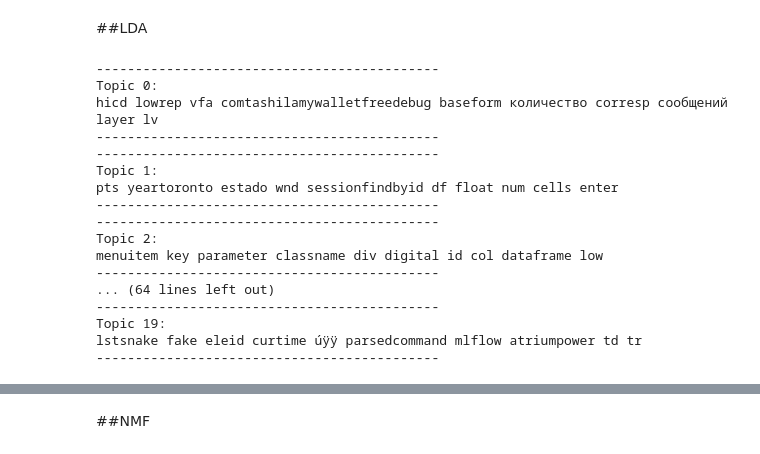
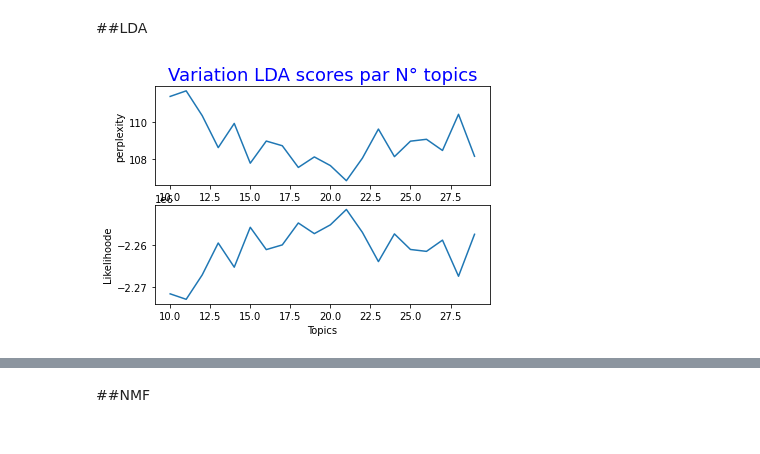
Before and after one commit to Farouk96/Predict_tags_question, a Jupyter notebook: Questions_tags_exploratoire.ipynb, the cells around one changed output, grey strips where cells are left out. Cells and saved outputs as stored; diff of their text form; code cells hidden in the pictures.

```diff
--- a/Questions_tags_exploratoire.ipynb
+++ b/Questions_tags_exploratoire.ipynb
@@ -371,9 +358,9 @@ no_top_words = 10
 # %% [markdown]
 ##LDA
 # %%
-vectorizer_train = TfidfVectorizer(analyzer = 'word',
-                                       min_df=0.0,
-                                       max_df = 1.0,
+vectorizer_count_train=CountVectorizer(analyzer='word',
+                                 min_df=0.05,
+                                       max_df = 0.95,
                                        strip_accents = None,
                                        encoding = 'utf-8',
                                        preprocessor=None,
@@ -387,42 +369,29 @@ lda_TF_IDF = LatentDirichletAllocation(n_components=no_topics, max_iter=5, learn
-# %%
-def display_topics(model, feature_names, no_top_words):
-    for topic_idx, topic in enumerate(model.components_):
-        print("--------------------------------------------")
-        print("Topic %d:" % (topic_idx))
-        print(" ".join([feature_names[i]
-                        for i in topic.argsort()[:-no_top_words - 1:-1]]))
-        print("--------------------------------------------")
-
-
-
-display_topics(lda_TF_IDF, vectorizer_train.get_feature_names(), no_top_words)
-# %% [output]
---------------------------------------------
-Topic 0:
-hicd lowrep vfa comtashilamywalletfreedebug baseform количество corresp сообщений layer lv
---------------------------------------------
---------------------------------------------
-Topic 1:
-pts yeartoronto estado wnd sessionfindbyid df float num cells enter
---------------------------------------------
---------------------------------------------
-Topic 2:
-menuitem key parameter classname div digital id col dataframe low
---------------------------------------------
-... (64 lines left out)
---------------------------------------------
-Topic 19:
-lstsnake fake eleid curtime úÿÿ parsedcommand mlflow atriumpower td tr
---------------------------------------------
-# %%
-vectorizer_count_train=CountVectorizer(analyzer='word',
-                                 min_df=0.0,
-                                       max_df = 1.0,
-                                       strip_accents = None,
-                                       encoding = 'utf-8',
-                                       preprocessor=None,
-                                       token_pattern=r"(?u)\S\S+", # Need to repeat token pattern
-                                       max_features=5000)
 # %%
 TF_vct_matrix = vectorizer_count_train.fit_transform(text)
+# %%
+#Optimiser lda par N° topics
+topic=[]
+
+for no_topics in range(10,30):
+  lda_vct = LatentDirichletAllocation(n_components=no_topics, max_iter=5, learning_method='online', learning_offset=50
+                                    ,random_state=11).fit(TF_vct_matrix)
+  topic.append([no_topics,lda_vct.perplexity(TF_vct_matrix),lda_vct.score(TF_vct_matrix)])
+# %%
+topic_opt = pd.DataFrame(topic, columns=["N° topic", "perplexity","likelihood"])
+
+# plot LDA Scores
+plt.subplot(211)
+sns.lineplot(data=topic_opt, x="N° topic", y="perplexity")
+plt.ylabel("perplexity")
+plt.title("Variation LDA scores par N° topics",
+          fontsize=18,
+          color="b")
+plt.subplot(212)
+sns.lineplot(data=topic_opt, x="N° topic", y="likelihood")
+plt.xlabel("Topics")
+plt.ylabel("Likelihoode")
+
+plt.show()
+# %% [output]
+[figure, added]
 # %%
```
Also changed, not shown: parts of 14 cells of this notebook.
